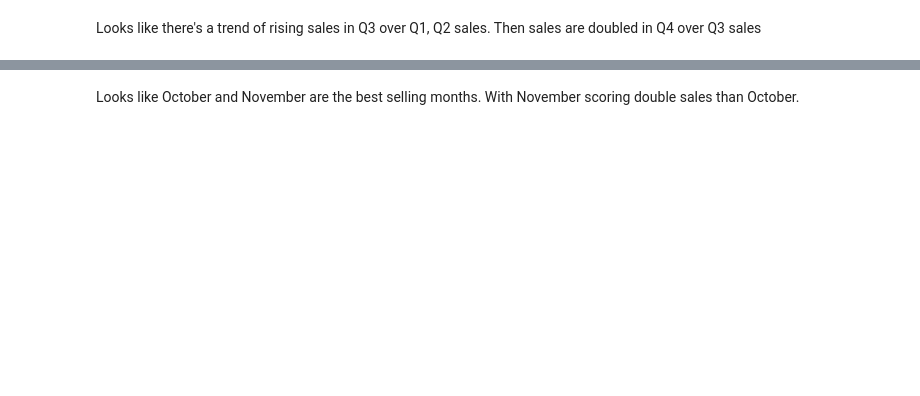
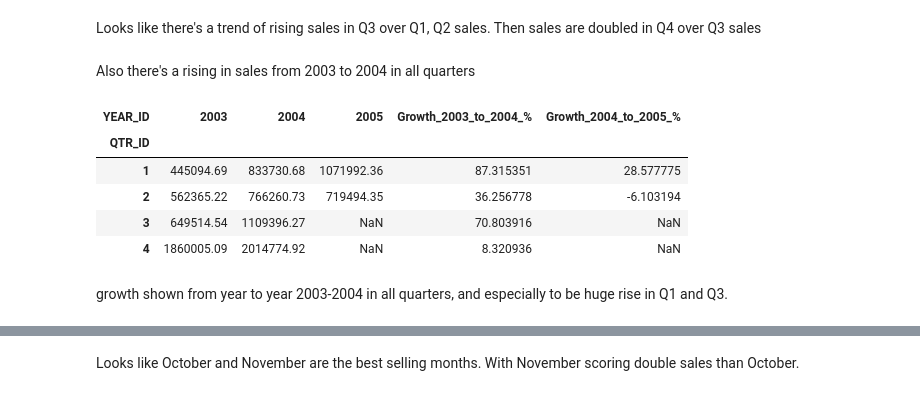
Before and after one commit to MohamadHasanin/sales-eda, a Jupyter notebook: notebook/sales-analysis.ipynb, the cells around one changed output, grey strips where cells are left out. Cells and saved outputs as stored; diff of their text form; code cells hidden in the pictures; blank space fills up the shorter version.

```diff
--- a/notebook/sales-analysis.ipynb
+++ b/notebook/sales-analysis.ipynb
@@ -79,5 +118,21 @@ plt.show()
 # %% [markdown]
 Looks like there's a trend of rising sales in Q3 over Q1, Q2 sales. Then sales are doubled in Q4 over Q3 sales
+# %% [markdown]
+Also there's a rising in sales from 2003 to 2004 in all quarters
+# %%
+pivot_data = sales_per_quarter.pivot(index='QTR_ID', columns='YEAR_ID', values='SALES')
+pivot_data['Growth_2003_to_2004_%'] = ((pivot_data[2004] - pivot_data[2003]) / pivot_data[2003]) * 100
+pivot_data['Growth_2004_to_2005_%'] = ((pivot_data[2005] - pivot_data[2004]) / pivot_data[2004]) * 100
+pivot_data
+# %% [output]
+| YEAR_ID | 2003 | 2004 | 2005 | Growth_2003_to_2004_% | Growth_2004_to_2005_% |
+| QTR_ID |  |  |  |  |  |
+| 1 | 445094.69 | 833730.68 | 1071992.36 | 87.315351 | 28.577775 |
+| 2 | 562365.22 | 766260.73 | 719494.35 | 36.256778 | -6.103194 |
+| 3 | 649514.54 | 1109396.27 | NaN | 70.803916 | NaN |
+| 4 | 1860005.09 | 2014774.92 | NaN | 8.320936 | NaN |
+# %% [markdown]
+growth shown from year to year 2003-2004 in all quarters, and especially to be huge rise in Q1 and Q3.
 # %%
 sales_per_month = sales_table.groupby(['YEAR_ID', 'MONTH_ID'])['SALES'].sum().reset_index()
 sales_per_month
```
Also changed, not shown: parts of 20 cells of this notebook.
